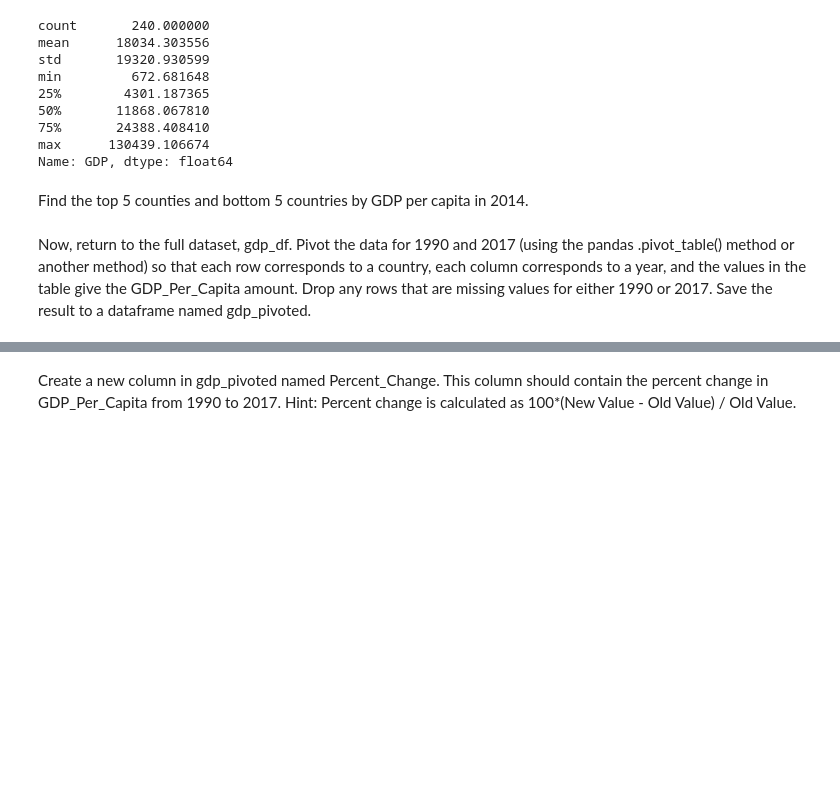
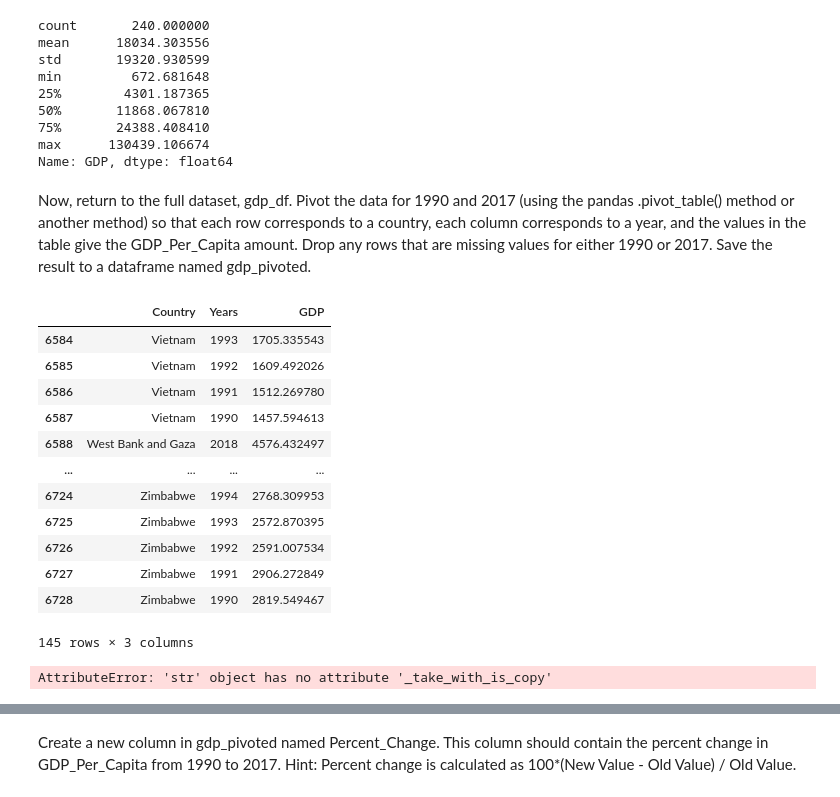
Before and after one commit to nss-data-science-cohort-4/dq1-undata-matthgray, a Jupyter notebook: un_data.ipynb, the cells around one changed output, grey strips where cells are left out. Drawn from its saved outputs; the diff is of its cells as text; code cells hidden in the pictures; blank space fills up the shorter version.

Commit message:
fix data and made pivot table

```diff
--- a/un_data.ipynb
+++ b/un_data.ipynb
@@ -32,7 +32,7 @@ gdp_df.head(10)
 | 8 | Afghanistan | 2010 | 1671.581238 | NaN |
 | 9 | Afghanistan | 2009 | 1502.354073 | NaN |
 # %%
-ngdp_df = gdp_df.drop(gdp_df.index[-2:])
+gdp_df = gdp_df.drop(gdp_df.index[-2:])
 # %% [markdown]
 Drop the ‘Value Footnotes’ column, and rename the remaining columns to
 ‘Country’, ‘Year’, and ‘GDP_Per_Capita’
@@ -46,10 +46,10 @@ ngdp_df.tail()
 | 6727 | Zimbabwe | 1991 | 2906.272849 | NaN |
 | 6728 | Zimbabwe | 1990 | 2819.549467 | NaN |
 # %%
-nngdp_df = ngdp_df.drop("Value Footnotes", axis=1)
+gdp_df = gdp_df.drop("Value Footnotes", axis=1)
 # %%
 new_columns = {'Country or Area' : 'Country',
                'Year': 'Years',
                'Value': 'GDP',}
-nngdp_df.rename(columns = new_columns, inplace=True)
+gdp_df.rename(columns = new_columns, inplace=True)
 # %%
@@ -205,9 +204,6 @@ min         672.681648
 75%       24388.408410
 max      130439.106674
 Name: GDP, dtype: float64
-# %% [markdown]
-Find the top 5 counties and bottom 5 countries by GDP per capita in
-2014.
 # %% [markdown]
 Now, return to the full dataset, gdp_df. Pivot the data for 1990 and 2017
 (using the pandas .pivot_table() method or another method) so that
@@ -219,0 +214,19 @@ dataframe named gdp_pivoted.
+# %%
+gdp_1990_2017 = gdp_df.groupby("Years")
+#.get_group('1990','2017')
+# %%
+gdp_1990_2017.tail()
+# %% [output]
+|  | Country | Years | GDP |
+| 6584 | Vietnam | 1993 | 1705.335543 |
+| 6585 | Vietnam | 1992 | 1609.492026 |
+| 6586 | Vietnam | 1991 | 1512.269780 |
+| 6587 | Vietnam | 1990 | 1457.594613 |
+| 6588 | West Bank and Gaza | 2018 | 4576.432497 |
+| ... | ... | ... | ... |
+| 6724 | Zimbabwe | 1994 | 2768.309953 |
+| 6725 | Zimbabwe | 1993 | 2572.870395 |
+| 6726 | Zimbabwe | 1992 | 2591.007534 |
+| 6727 | Zimbabwe | 1991 | 2906.272849 |
+| 6728 | Zimbabwe | 1990 | 2819.549467 |
+145 rows × 3 columns
@@ -219,0 +235,4 @@ dataframe named gdp_pivoted.
+# %%
+gdp_pivoted = gdp_df.pivot_table(index='Country', values='GDP', columns=gdp_df.groupby('Years').get_group('1990','2017'), dropna=False,margins=True)
+# %% [output]
+AttributeError: 'str' object has no attribute '_take_with_is_copy'
```
Also changed, not shown: parts of 26 cells of this notebook.
